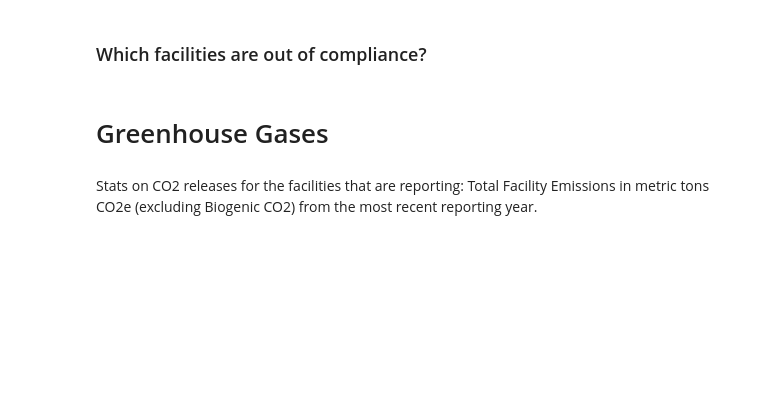
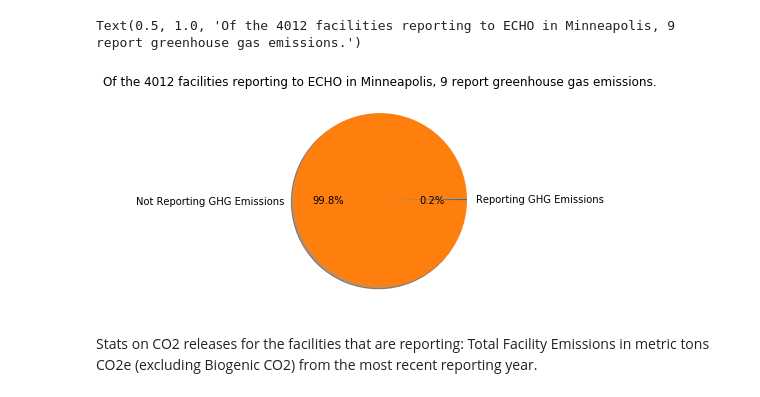
Before and after one commit to edgi-govdata-archiving/ECHO-by-Zip-Code, a Jupyter notebook: echo-by-zip.ipynb, the cells around one changed output. Drawn from its saved outputs; the diff is of its cells as text; code cells hidden in the pictures; blank space fills up the shorter version.

```diff
--- a/echo-by-zip.ipynb
+++ b/echo-by-zip.ipynb
@@ -40,5 +58,6 @@ display( zip_widget )
 # %%
-my_zip = zip_widget.value
+my_city = city_widget.value
+my_state = dropdown_state.value
 
 # Define columns of interest (see the echo_exporter_columns xlsx file that comes bundled with the csv download)
 # This is not a comprehensive list of columns; more are available.
@@ -48,27 +67,24 @@ my_zip = zip_widget.value
 column_mapping = {
     "REGISTRY_ID": str,
     "FAC_NAME": str,
+    "FAC_CITY": str,
+    "FAC_STATE": str,
     "FAC_ZIP": str,
     "FAC_LAT": float,
     "FAC_LONG": float,
-    "FAC_QTRS_WITH_NC": float,
-    "CAA_PERMIT_TYPES": str,
-    "CWA_PERMIT_TYPES": str,
-    "RCRA_PERMIT_TYPES": str,
-    "FAC_3YR_COMPLIANCE_HISTORY": str,
-    "FAC_INSPECTION_COUNT": float,
-    "GHG_CO2_RELEASES": float
+    "GHG_CO2_RELEASES": float,
+    "AIR_IDS": str
 }
-# not currently using: "FAC_INFORMAL_COUNT", "FAC_FORMAL_ACTION_COUNT"
 column_names = list( column_mapping.keys() )
 columns_string = ','.join( column_names )
 # %%
-# Filter to just your zip code
+# Filter to just your city
 
-sql = "select " + columns_string + " from ECHO_EXPORTER where FAC_ZIP = " + str( my_zip )
+sql = "select " + columns_string + " from ECHO_EXPORTER where FAC_CITY = '" + my_city + "' and FAC_STATE = '" + my_state + "'"
+
 try:
     # Use the first column name as the index.
     my_echo = get_data( sql, column_names[0] )
     num_permits = my_echo.shape[0]
 except pd.errors.EmptyDataError:
-    print("\nThere are no EPA facilities in this zip code.\n")
+    print("We couldn't find any EPA facilities in "+my_city+", "+my_state+". This could be because there are no facilities or be because of a problem with the way you spelled the city.")
@@ -175,2 +97,0 @@ map_of_noncompliant_facilities
-# %% [markdown]
-### Which facilities are out of compliance?
@@ -192,11 +98,12 @@ print(noncompliant[cols_for_print])
-# %% [markdown]
-# Greenhouse Gases
 # %%
 my_ghg = my_echo[my_echo["GHG_CO2_RELEASES"].notna()]
 
 plt.pie([my_ghg.shape[0], num_facilities - my_ghg.shape[0]], labels=["Reporting GHG Emissions", "Not Reporting GHG Emissions"], autopct='%1.1f%%', shadow=True)
 
-plt.title('Of the %s facilities reporting to ECHO in %s, %s report greenhouse gas emissions.' %(num_facilities, my_zip, my_ghg.shape[0]))
+plt.title('Of the %s facilities reporting to ECHO in %s, %s report greenhouse gas emissions.' %(num_facilities, my_city, my_ghg.shape[0]))
+# %% [output]
+Text(0.5, 1.0, 'Of the 4012 facilities reporting to ECHO in Minneapolis, 9 report greenhouse gas emissions.')
+[figure, added]
 # %% [markdown]
 Stats on CO2 releases for the facilities that are reporting: Total Facility Emissions in metric tons CO2e (excluding Biogenic CO2) from the most recent reporting year.
 # %%
```
Also changed, not shown: parts of 29 cells of this notebook.
